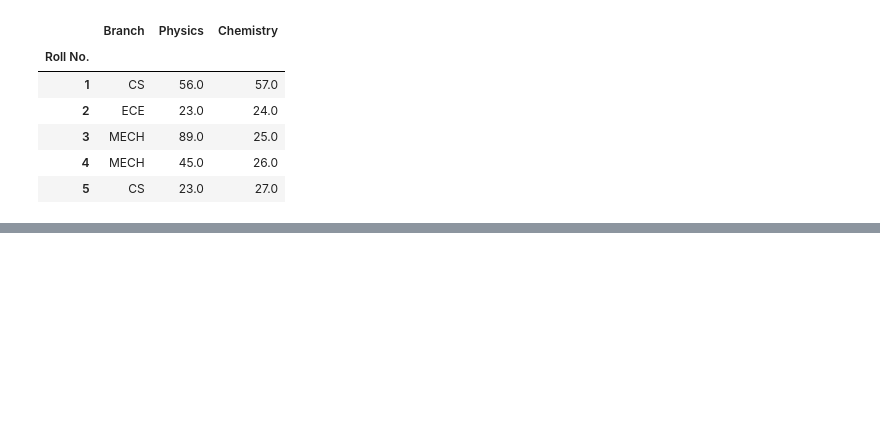
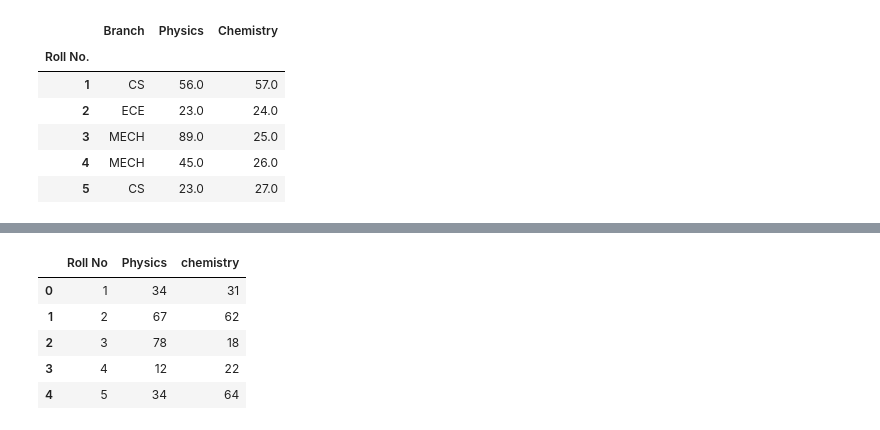
Before and after one commit to Abhasjaiswal/Python, a Jupyter notebook: Pandas/student4.ipynb, the cells around one changed output, grey strips where cells are left out. Cells and saved outputs as stored; diff of their text form; code cells hidden in the pictures; blank space fills up the shorter version.

```diff
--- a/Pandas/student4.ipynb
+++ b/Pandas/student4.ipynb
@@ -176,0 +217,3 @@ df.iloc[0:5,1:4]
+# %%
+df1=pd.DataFrame({'Roll No':[1,2,3,4,5],'Physics':[34,67,78,12,34]})
+df1
@@ -176,0 +227,3 @@ df.iloc[0:5,1:4]
+# %%
+df2=pd.DataFrame({'Roll No':[1,2,3,4,5],'chemistry':[31,62,18,22,64]})
+df2
@@ -176,0 +237,9 @@ df.iloc[0:5,1:4]
+# %%
+pd .merge(df1,df2,on='Roll No')
+# %% [output]
+|  | Roll No | Physics | chemistry |
+| 0 | 1 | 34 | 31 |
+| 1 | 2 | 67 | 62 |
+| 2 | 3 | 78 | 18 |
+| 3 | 4 | 12 | 22 |
+| 4 | 5 | 34 | 64 |
```
Also changed, not shown: parts of 15 cells of this notebook, 2 other files.
